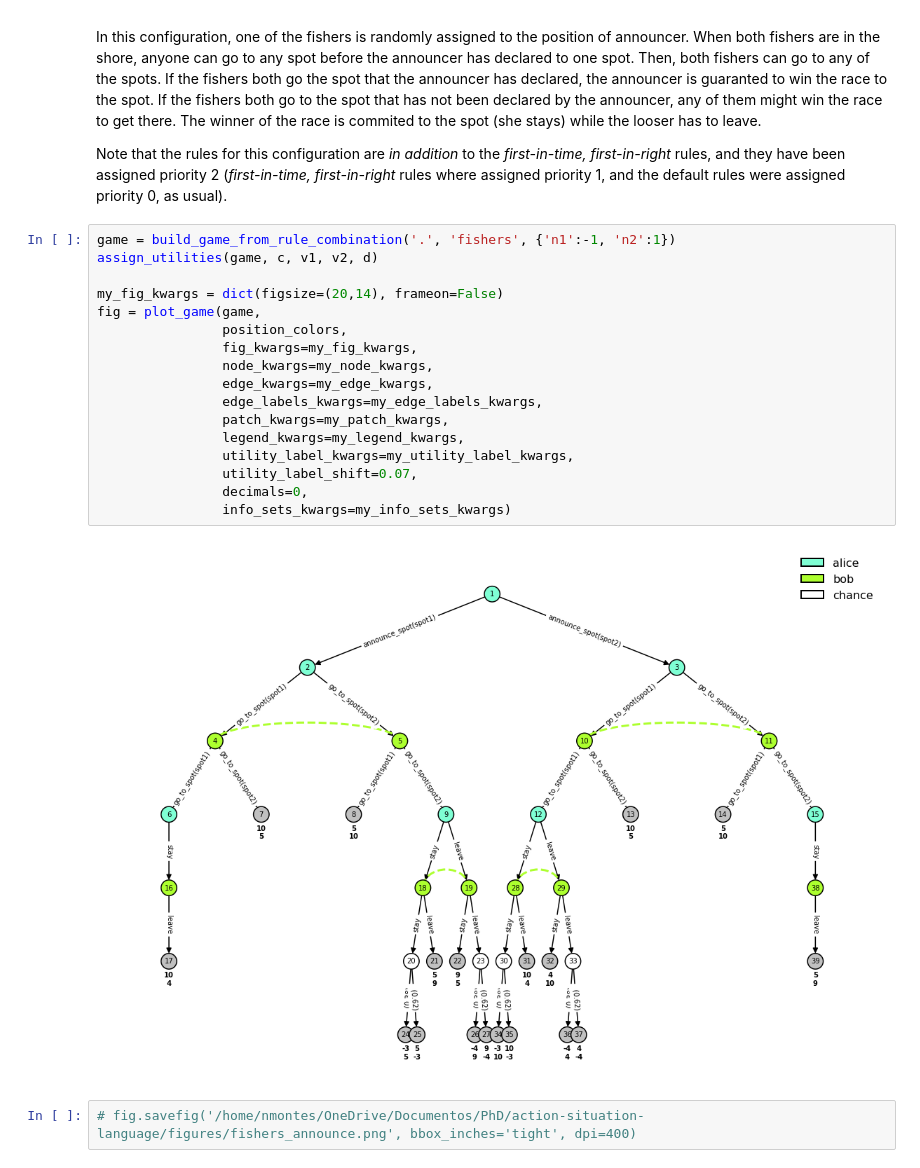
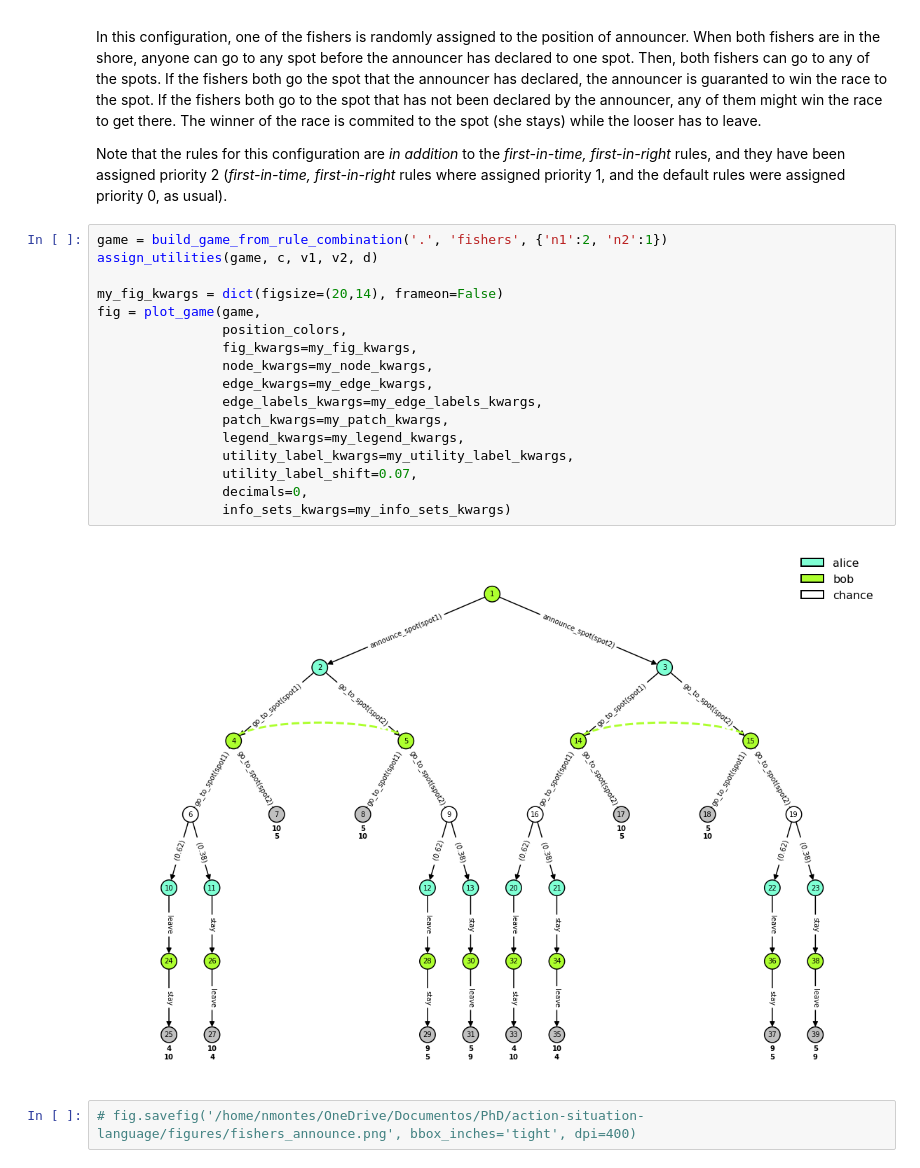
Before and after one commit to nmontesg/norms-games, a Jupyter notebook: examples/gamesFromRules/fishers/fishers.ipynb, the cells around one changed output. Drawn from its saved outputs; the diff is of its cells as text.

```diff
--- a/examples/gamesFromRules/fishers/fishers.ipynb
+++ b/examples/gamesFromRules/fishers/fishers.ipynb
@@ -235,24 +247,24 @@ In this configuration, one of the fishers is randomly assigned to the position o
 
 Note that the rules for this configuration are *in addition* to the *first-in-time, first-in-right* rules, and they have been assigned priority 2 (*first-in-time, first-in-right* rules where assigned priority 1, and the default rules were assigned priority 0, as usual).
 # %%
-game = build_game_from_rule_combination('.', 'fishers', {'n1':-1, 'n2':1})
+game = build_game_from_rule_combination('.', 'fishers', {'n1':2, 'n2':1})
 assign_utilities(game, c, v1, v2, d)
 
 my_fig_kwargs = dict(figsize=(20,14), frameon=False)
 fig = plot_game(game,
                 position_colors,
                 fig_kwargs=my_fig_kwargs,
                 node_kwargs=my_node_kwargs,
                 edge_kwargs=my_edge_kwargs,
                 edge_labels_kwargs=my_edge_labels_kwargs,
                 patch_kwargs=my_patch_kwargs,
                 legend_kwargs=my_legend_kwargs,
                 utility_label_kwargs=my_utility_label_kwargs,
                 utility_label_shift=0.07,
                 decimals=0,
                 info_sets_kwargs=my_info_sets_kwargs)
 # %% [output]
-[figure, old version]
+[figure, new version]
 # %%
 # fig.savefig('/home/nmontes/OneDrive/Documentos/PhD/action-situation-language/figures/fishers_announce.png', bbox_inches='tight', dpi=400)
 # %%
```
Also changed, not shown: parts of 3 cells of this notebook, 11 other files.
